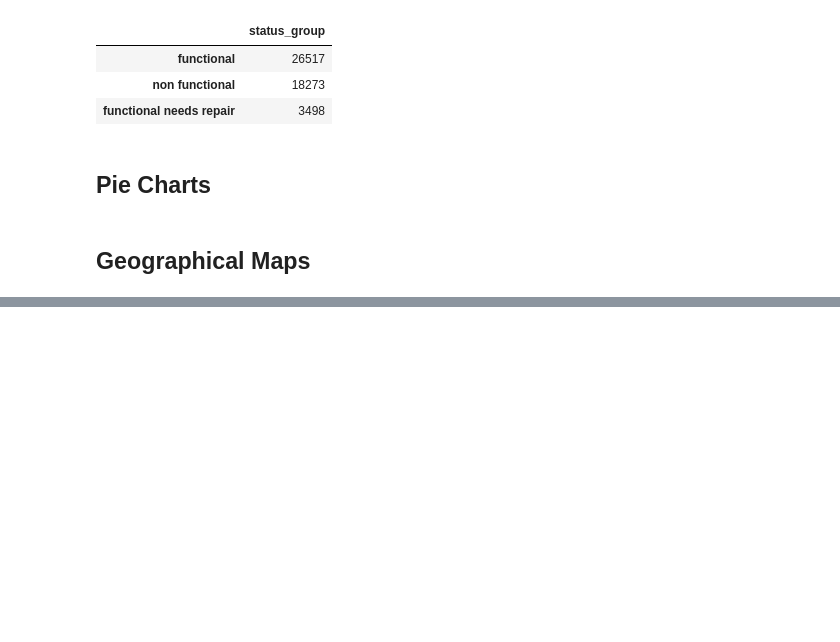
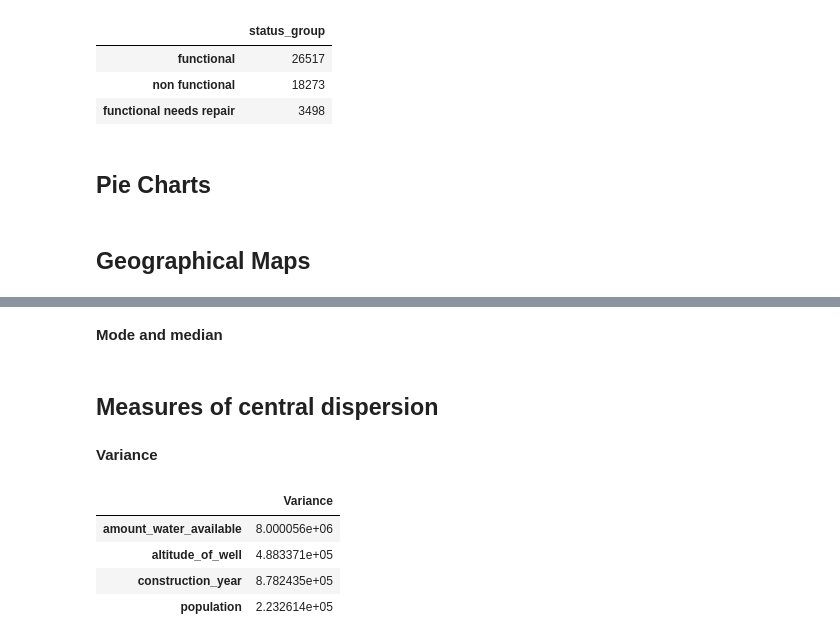
Before and after one commit to njonge-nathan/Capstone-Data-Mining-the-Water-Table.ipynb, a Jupyter notebook: Capstone_Data_Mining_the_Water_Table.ipynb, the cells around one changed output, grey strips where cells are left out. Cells and saved outputs as stored; diff of their text form; code cells hidden in the pictures; blank space fills up the shorter version.

```diff
--- a/Capstone_Data_Mining_the_Water_Table.ipynb
+++ b/Capstone_Data_Mining_the_Water_Table.ipynb
@@ -959,0 +973,2 @@ train_final['status_group'].value_counts().to_frame()
+# %% [markdown]
+**Mode and median**
@@ -959,0 +984,13 @@ train_final['status_group'].value_counts().to_frame()
+# %% [markdown]
+## **Measures of central dispersion**
+# %% [markdown]
+**Variance**
+# %%
+#variance
+numerical_cols.var().to_frame(name="Variance")
+# %% [output]
+|  | Variance |
+| amount_water_available | 8.000056e+06 |
+| altitude_of_well | 4.883371e+05 |
+| construction_year | 8.782435e+05 |
+| population | 2.232614e+05 |
```
Also changed, not shown: parts of 14 cells of this notebook.
